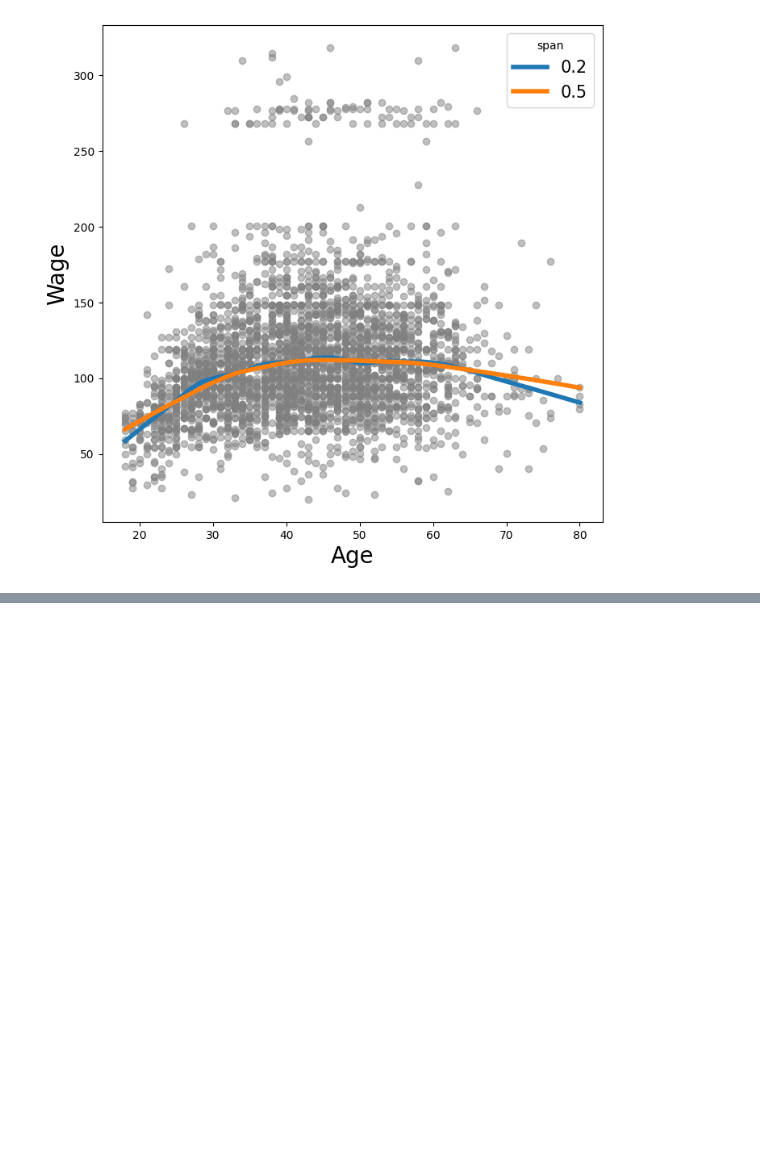
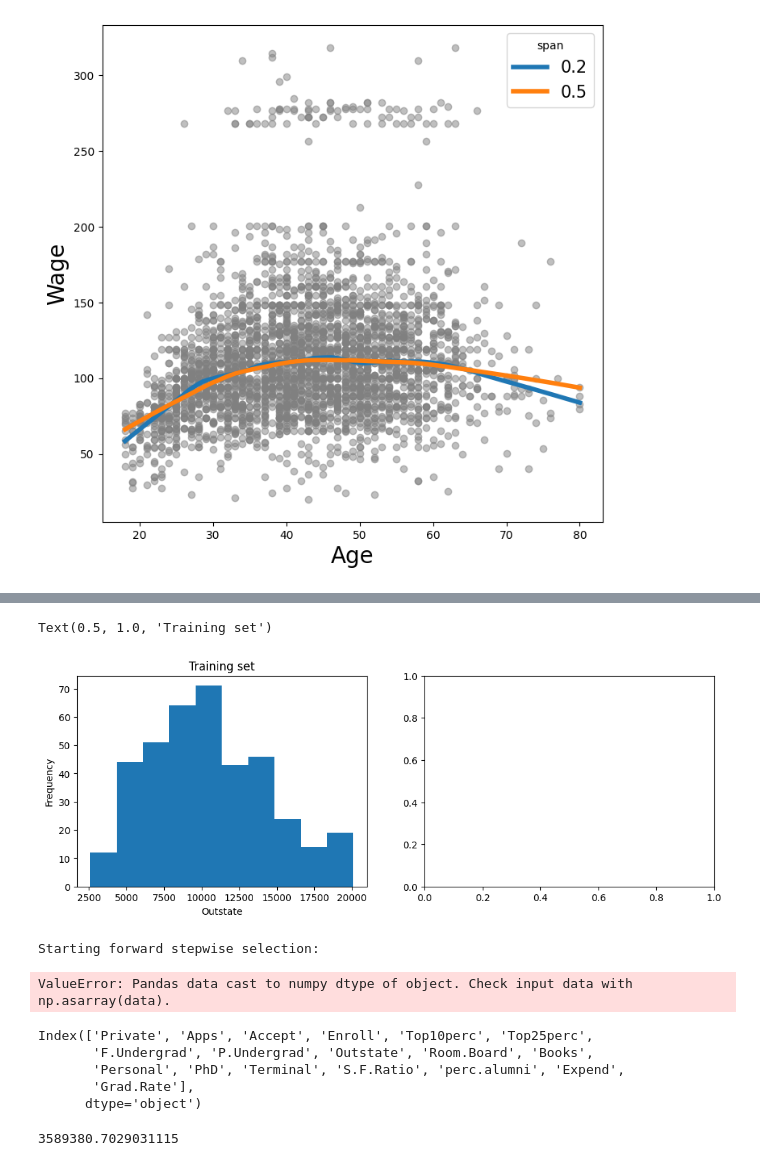
Before and after one commit to oniviev/ml-intro-project-Nivievskyi, a Jupyter notebook: Ch07_nonlin_lab.ipynb, the cells around one changed output, grey strips where cells are left out. Cells and saved outputs as stored; diff of their text form; code cells hidden in the pictures; blank space fills up the shorter version.

```diff
--- a/Ch07_nonlin_lab.ipynb
+++ b/Ch07_nonlin_lab.ipynb
@@ -928,0 +966,46 @@ ax.legend(title='span', fontsize=15);
+# %%
+# distributions of the two side by side
+fig, ax = subplots(1, 2, figsize=(12, 4))
+# %% [output]
+Text(0.5, 1.0, 'Training set')
+[figure, added]
+# %%
+# Forward stepwise selection is not directly available in statsmodels like R's leaps library
+# We will perform a simple manual forward selection for illustration
+# Start with an empty model
+model = sm.OLS(y_train, sm.add_constant(pd.DataFrame({'const': np.ones(len(y_train))}, index=y_train.index))).fit()
+current_predictors = []
+remaining_predictors = list(X_train.columns)
+
+print("Starting forward stepwise selection:")
+
+while remaining_predictors:
+    best_aic = model.aic
+    best_predictor = None
+
+    for predictor in remaining_predictors:
+        predictors_to_try = current_predictors + [predictor]
+        # Ensure the index of the subset X_train aligns with y_train
+        X_train_subset = sm.add_constant(X_train[predictors_to_try], has_constant='add') # Use has_constant='add' for robustness
+        temp_model = sm.OLS(y_train, X_train_subset).fit()
+
+        if temp_model.aic < best_aic:
+            best_aic = temp_model.aic
+            best_predictor = predictor
+
+    if best_predictor:
+        current_predictors.append(best_predictor)
+        remaining_predictors.remove(best_predictor)
+        # Ensure the index of the updated X_train_subset aligns with y_train
+        X_train_subset = sm.add_constant(X_train[current_predictors], has_constant='add') # Use has_constant='add' for robustness
+        model = sm.OLS(y_train, X_train_subset).fit()
+        print(f"Added: {best_predictor}, AIC: {model.aic:.4f}")
+    else:
+        print("No improvement in AIC. Stopping.")
+        break
+
+print("\nFinal model predictors:")
+print(current_predictors)
+# %% [output]
+Starting forward stepwise selection:
+ValueError: Pandas data cast to numpy dtype of object. Check input data with np.asarray(data).
@@ -928,0 +1019,17 @@ ax.legend(title='span', fontsize=15);
+# %%
+design = MS(College_train.columns.drop('Outstate')).fit(College_train)
+College_train.columns
+# %% [output]
+Index(['Private', 'Apps', 'Accept', 'Enroll', 'Top10perc', 'Top25perc',
+       'F.Undergrad', 'P.Undergrad', 'Outstate', 'Room.Board', 'Books',
+       'Personal', 'PhD', 'Terminal', 'S.F.Ratio', 'perc.alumni', 'Expend',
+       'Grad.Rate'],
+      dtype='object')
+# %%
+design
+Y = np.array(College_train['Outstate'])
+X = design.transform(College_train)
+sigma2 = OLS(Y,X).fit().scale
+sigma2
+# %% [output]
+3589380.7029031115
```
Also changed, not shown: parts of 24 cells of this notebook.
